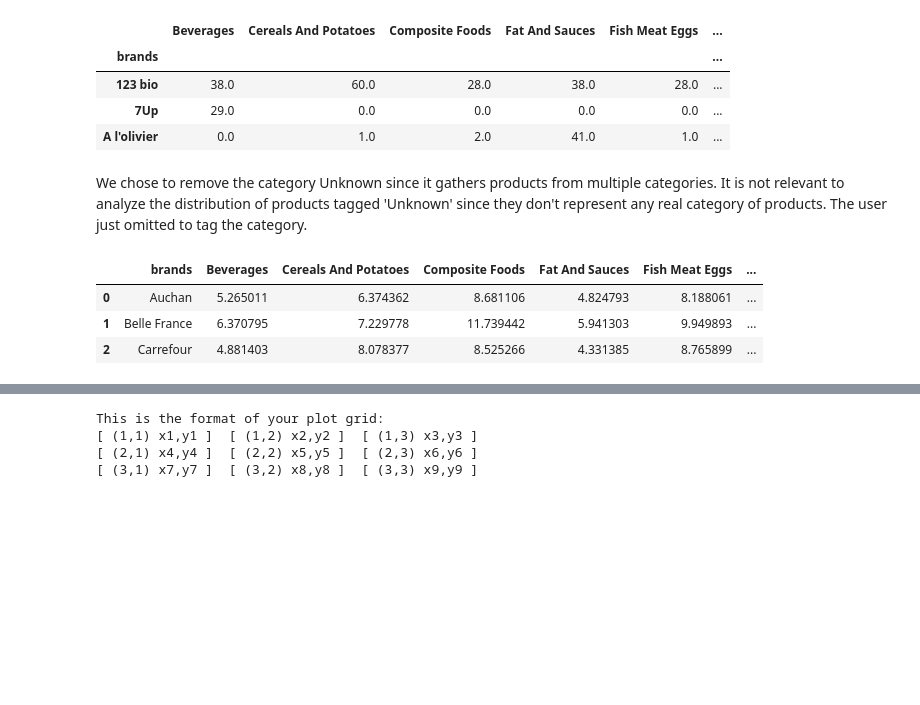
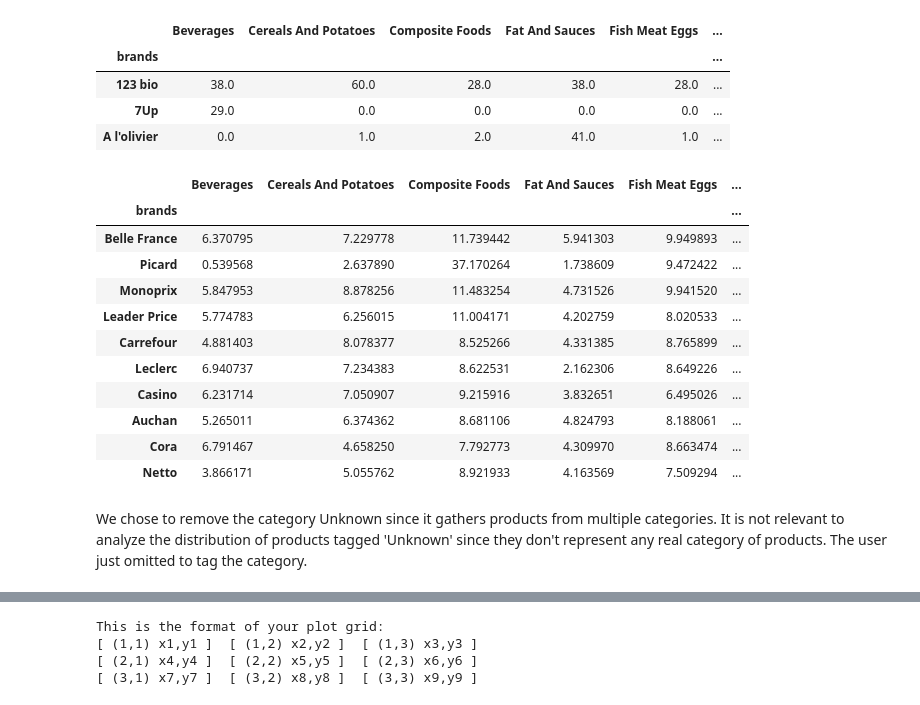
Before and after one commit to mikelassi/Project, a Jupyter notebook: Project_Tom_Milestone3_interactive.ipynb, the cells around one changed output, grey strips where cells are left out. Saved outputs shown, nothing was run; the diff lists cells and outputs as text; code cells hidden in the pictures; blank space fills up the shorter version.

```diff
--- a/Project_Tom_Milestone3_interactive.ipynb
+++ b/Project_Tom_Milestone3_interactive.ipynb
@@ -404,21 +424,32 @@ brand_dummies_count.head(3)
 | 123 bio | 38.0 | 60.0 | 28.0 | 38.0 | 28.0 | ... |
 | 7Up | 29.0 | 0.0 | 0.0 | 0.0 | 0.0 | ... |
 | A l'olivier | 0.0 | 1.0 | 2.0 | 41.0 | 1.0 | ... |
+# %%
+# we focus on the 10 biggest brands
+ratio_bra_cat = brand_dummies_count.copy().reset_index()
+ratio_bra_cat = ratio_bra_cat[ratio_bra_cat['brands'].isin(top10_brand_names)].set_index('brands')
 # %%
 # we convert the counts into ratios
-ratio = brand_dummies_count.copy().reset_index()
-ratio = ratio[ratio['brands'].isin(top10_brand_names)].set_index('brands')
-ratio.iloc[:, np.arange(9)] = brand_dummies_count.iloc[:,np.arange(9)].div(brand_dummies_count['total'].values,axis=0)*100
+ratio_bra_cat.iloc[:, np.arange(10)] = brand_dummies_count.iloc[:,np.arange(10)].div(brand_dummies_count['total'].values,axis=0)*100
+# %%
+ratio_bra_cat.sort_values(by='Unknown')
+# %% [output]
+|  | Beverages | Cereals And Potatoes | Composite Foods | Fat And Sauces | Fish Meat Eggs | ... |
+| brands |  |  |  |  |  | ... |
+| Belle France | 6.370795 | 7.229778 | 11.739442 | 5.941303 | 9.949893 | ... |
+| Picard | 0.539568 | 2.637890 | 37.170264 | 1.738609 | 9.472422 | ... |
+| Monoprix | 5.847953 | 8.878256 | 11.483254 | 4.731526 | 9.941520 | ... |
+| Leader Price | 5.774783 | 6.256015 | 11.004171 | 4.202759 | 8.020533 | ... |
+| Carrefour | 4.881403 | 8.078377 | 8.525266 | 4.331385 | 8.765899 | ... |
+| Leclerc | 6.940737 | 7.234383 | 8.622531 | 2.162306 | 8.649226 | ... |
+| Casino | 6.231714 | 7.050907 | 9.215916 | 3.832651 | 6.495026 | ... |
+| Auchan | 5.265011 | 6.374362 | 8.681106 | 4.824793 | 8.188061 | ... |
+| Cora | 6.791467 | 4.658250 | 7.792773 | 4.309970 | 8.663474 | ... |
+| Netto | 3.866171 | 5.055762 | 8.921933 | 4.163569 | 7.509294 | ... |
 # %% [markdown]
 We chose to remove the category Unknown since it gathers products from multiple categories. It is not relevant to analyze the distribution of products tagged 'Unknown' since they don't represent any real category of products. The user just omitted to tag the category.
 # %%
-ratio_to_plot = ratio.reset_index().drop(['total', 'Unknown'],1)
-ratio_to_plot.head(3)
+ratio_to_plot = ratio_bra_cat.reset_index().drop(['total', 'Unknown'],1)
-# %% [output]
-|  | brands | Beverages | Cereals And Potatoes | Composite Foods | Fat And Sauces | Fish Meat Eggs | ... |
-| 0 | Auchan | 5.265011 | 6.374362 | 8.681106 | 4.824793 | 8.188061 | ... |
-| 1 | Belle France | 6.370795 | 7.229778 | 11.739442 | 5.941303 | 9.949893 | ... |
-| 2 | Carrefour | 4.881403 | 8.078377 | 8.525266 | 4.331385 | 8.765899 | ... |
 # %%
 # interactive plot
 data = []
```
Also changed, not shown: parts of 26 cells of this notebook.
